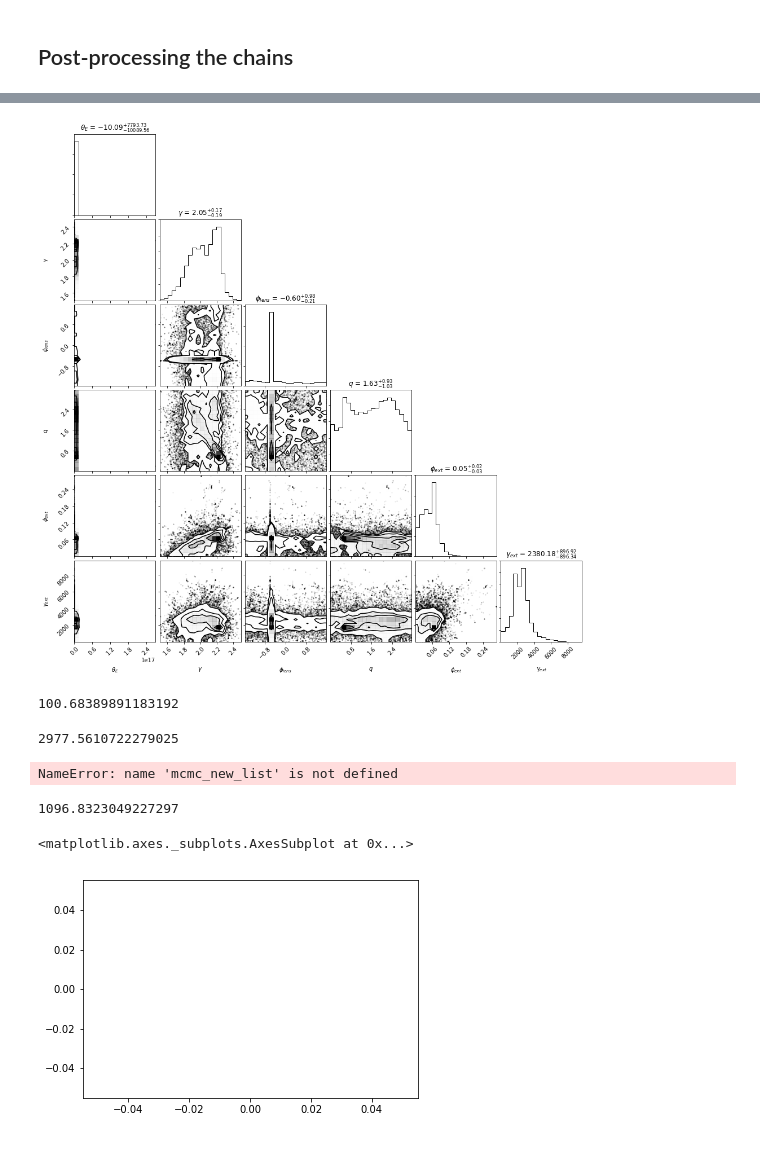
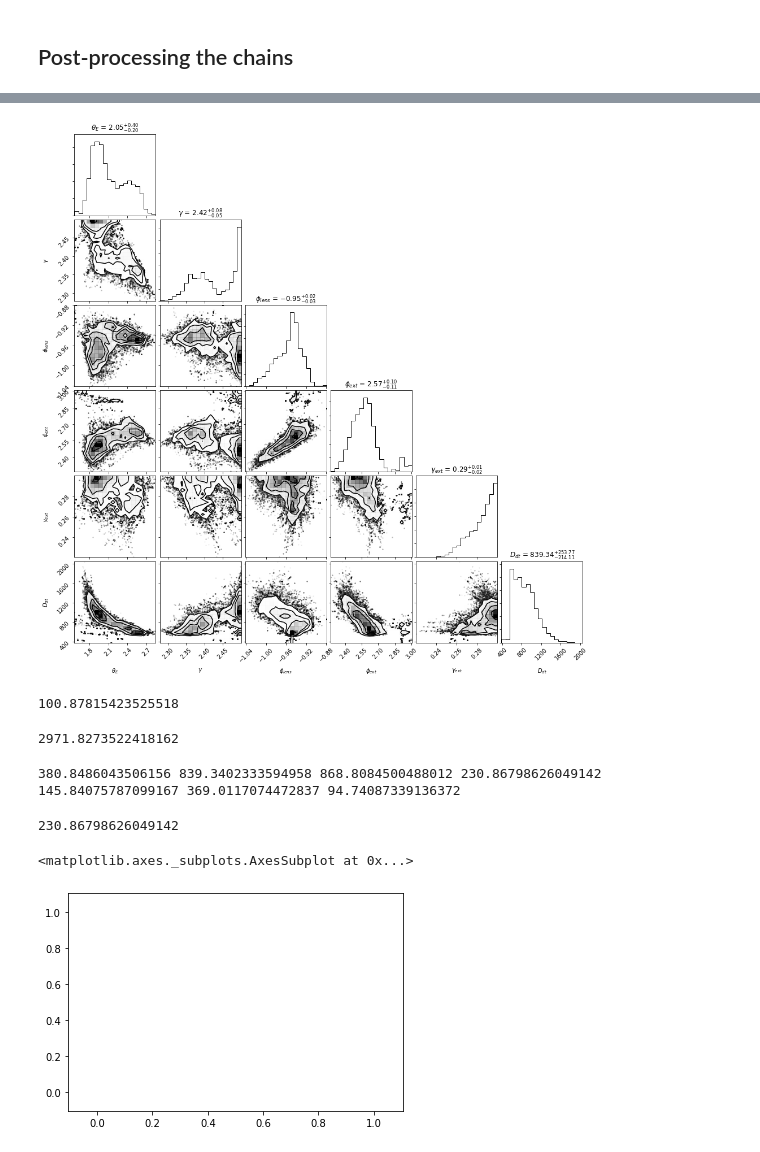
Before and after one commit to Christovis/H0-from-catalogued-strong-lensing, a Jupyter notebook: Lenstronomy/EDA_catalogue_modelling_092.ipynb, the cells around one changed output, grey strips where cells are left out. Cells and saved outputs as stored; diff of their text form; code cells hidden in the pictures.

```diff
--- a/Lenstronomy/EDA_catalogue_modelling_092.ipynb
+++ b/Lenstronomy/EDA_catalogue_modelling_092.ipynb
@@ -30,7 +30,7 @@ import matplotlib.pyplot as plt
 ## Load catalogued data
 # %%
 args = {}
-args["infile"] = "../limg_catalogs_no_los_4_b.json"
+args["infile"] = "../../../inputs/limg_catalogs_no_los_4_b.json"
 args["dt_sigma"] = 2
 args["image_amps_sigma"] = 0.3
 args["flux_ratio_errors"] = 0.1
@@ -40,7 +40,7 @@ with open(args["infile"], "r") as myfile:
     limg_data = myfile.read()
 systems = json.loads(limg_data)
 
-with open("../lens_catalogs_sie_only.json", "r") as myfile:
+with open("../../../inputs/lens_catalogs_sie_only.json", "r") as myfile:
     limg_data = myfile.read()
 systems_prior = json.loads(limg_data)
 
@@ -58,7 +58,7 @@ grid_number = 100  # supersampled window (per axis)
 z_source = 2.0
 c_light = 299792.458  # in km/s
 # %%
-for ii in range(len(systems))[:1]:
+for ii in range(len(systems))[99:100]:
     system = systems[ii]
     system_prior = systems_prior[ii]
 
@@ -70,8 +70,7 @@ for ii in range(len(systems))[:1]:
         z_lens=z_lens,
         z_source=z_source,
     )
-    print(lensCosmo.D_dt)
-    print(c_light/lensCosmo.D_dt)
+
     # convert units of pc into arcseconds
     D_s = lensCosmo.D_s
     source_size_arcsec = source_size_pc / 10**6 / D_s / constants.arcsec
@@ -468,11 +442,12 @@ for i in range(len(samples_mcmc)):
 # %%
 indx = np.asarray([0,1,2,4,5,9])
-labels_new_new = np.asarray([labels_new[ii] for iin in indx])
+labels_new_new = np.asarray([labels_new[ii] for ii in indx])
 mcmc_new_new_list = [ll[indx] for ll in mcmc_new_list]
 # %%
 plot = corner.corner(
     mcmc_new_new_list,
-    labels=labels_new,
+    labels=labels_new_new,
     show_titles=True,
 )
+plt.savefig('lenstronomy_test.png')
 # %% [output]
@@ -482,13 +454,13 @@ WARNING:root:Too few points to create valid contours
-[figure, old version]
+[figure, new version]
 # %%
 c_light = 299792.458  # in km/s
 c_light/lensCosmo.D_dt
 # %% [output]
-100.68389891183192
+100.87815423525518
 # %%
 lensCosmo.D_dt
 # %% [output]
-2977.5610722279025
+2971.8273522418162
 # %%
 import seaborn as sns
 
@@ -497,12 +469,13 @@ print(D_dt.min(), np.median(D_dt), np.mean(D_dt), np.std(D_dt))
 H0 = np.asarray([c_light/dd for dd in D_dt])
 print(H0.min(), np.mean(H0), np.std(H0))
 # %% [output]
-NameError: name 'mcmc_new_list' is not defined
+380.8486043506156 839.3402333594958 868.8084500488012 230.86798626049142
+145.84075787099167 369.0117074472837 94.74087339136372
 # %%
 np.mean(D_dt)
 np.std(D_dt)
 # %% [output]
-1096.8323049227297
+230.86798626049142
 # %%
 sns.distplot(
     H0[H0 < 1.2],
@@ -514,4 +487,4 @@ sns.distplot(
 )
 # %% [output]
 <matplotlib.axes._subplots.AxesSubplot at 0x...>
-[figure, old version]
+[figure, new version]
```
Also changed, not shown: parts of 9 cells of this notebook, 2 other files.
